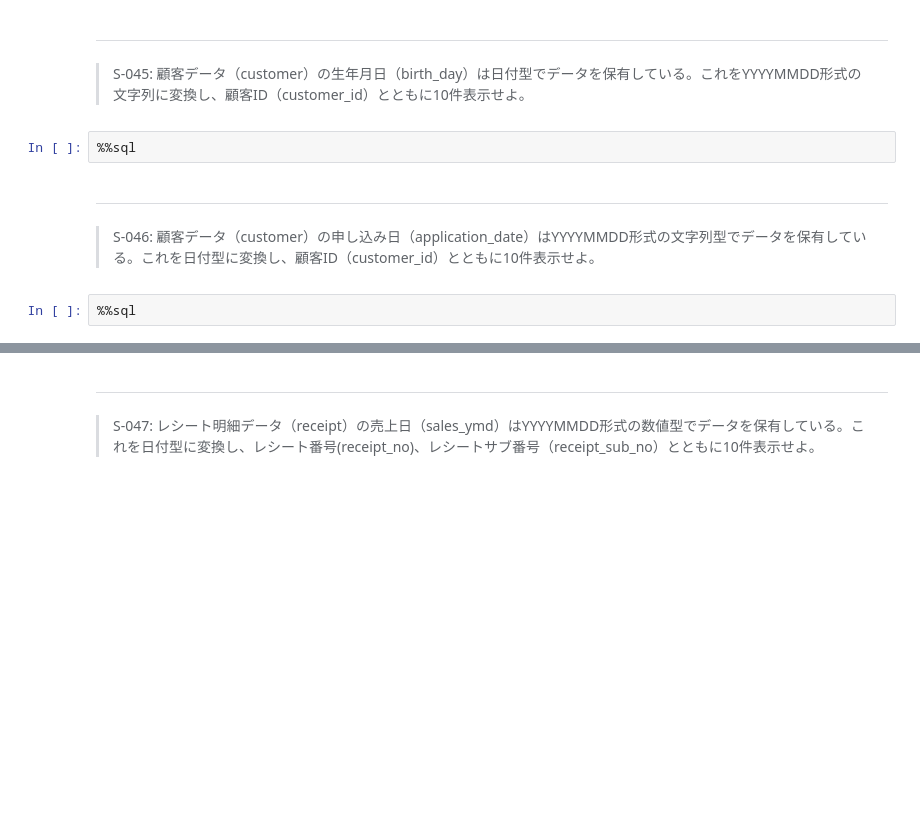
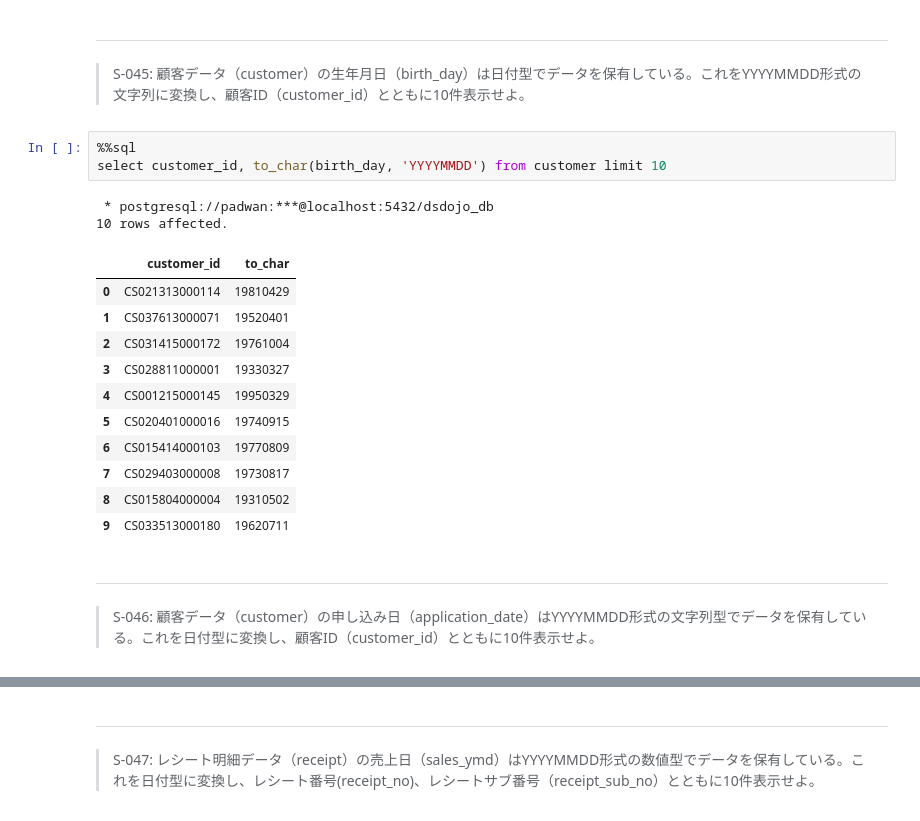
Before and after one commit to kawaguchi-adx/preprocess_knock_SQL, a Jupyter notebook: preprocess_knock_SQL_Colab.ipynb, the cells around one changed output, grey strips where cells are left out. Saved outputs shown, nothing was run; the diff lists cells and outputs as text; blank space fills up the shorter version.

```diff
--- a/preprocess_knock_SQL_Colab.ipynb
+++ b/preprocess_knock_SQL_Colab.ipynb
@@ -513,10 +390,23 @@ order by age, gender_cd
 # %% [markdown]
 ---
 > S-045: 顧客データ（customer）の生年月日（birth_day）は日付型でデータを保有している。これをYYYYMMDD形式の文字列に変換し、顧客ID（customer_id）とともに10件表示せよ。
-# %%
-%%sql
+# %%
+%%sql
+select customer_id, to_char(birth_day, 'YYYYMMDD') from customer limit 10
+# %% [output]
+ * postgresql://padwan:***@localhost:5432/dsdojo_db
+10 rows affected.
+|  | customer_id | to_char |
+| 0 | CS021313000114 | 19810429 |
+| 1 | CS037613000071 | 19520401 |
+| 2 | CS031415000172 | 19761004 |
+| 3 | CS028811000001 | 19330327 |
+| 4 | CS001215000145 | 19950329 |
+| 5 | CS020401000016 | 19740915 |
+| 6 | CS015414000103 | 19770809 |
+| 7 | CS029403000008 | 19730817 |
+| 8 | CS015804000004 | 19310502 |
+| 9 | CS033513000180 | 19620711 |
 # %% [markdown]
 ---
 > S-046: 顧客データ（customer）の申し込み日（application_date）はYYYYMMDD形式の文字列型でデータを保有している。これを日付型に変換し、顧客ID（customer_id）とともに10件表示せよ。
-# %%
-%%sql
```
Also changed, not shown: parts of 16 cells of this notebook.
